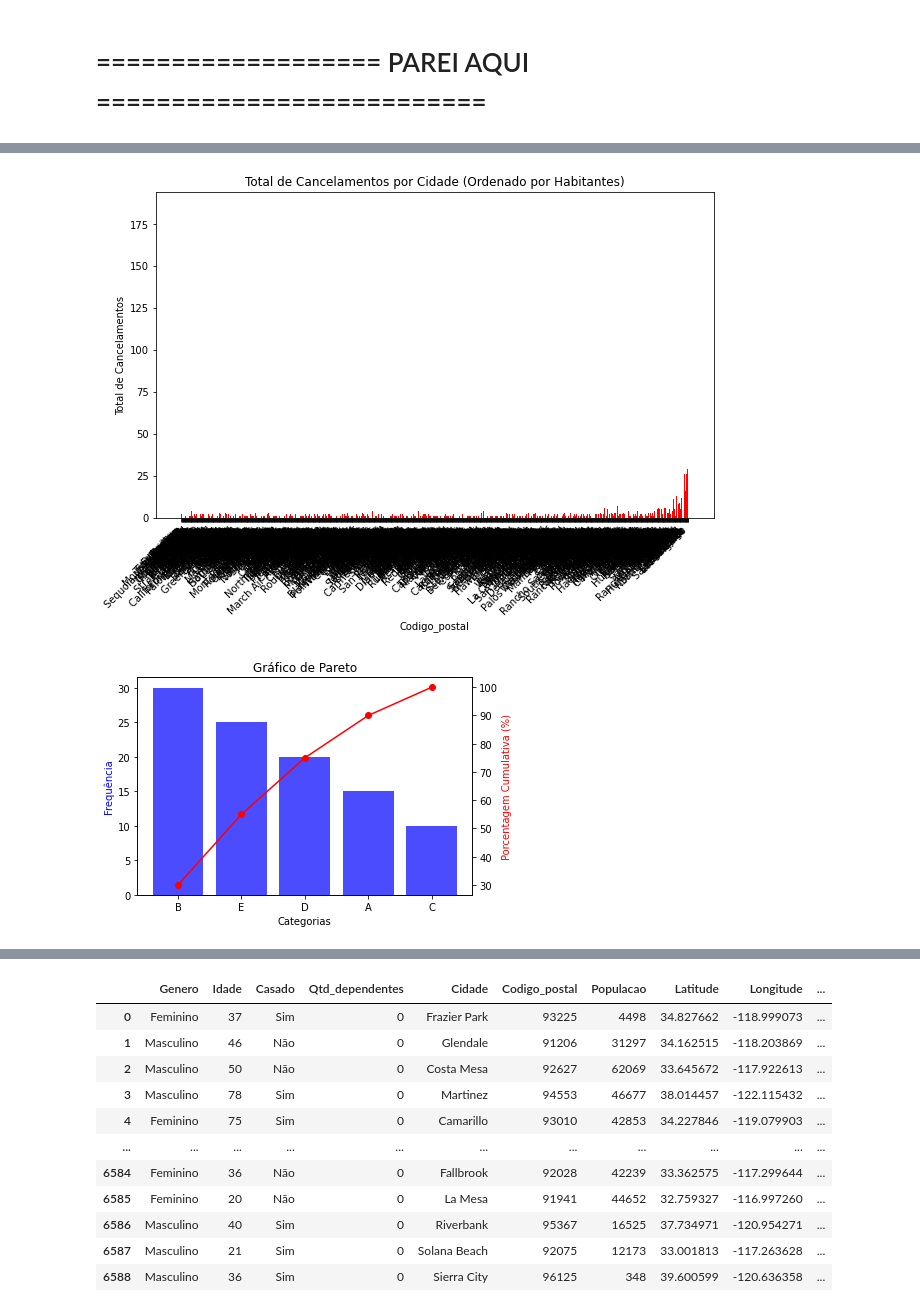
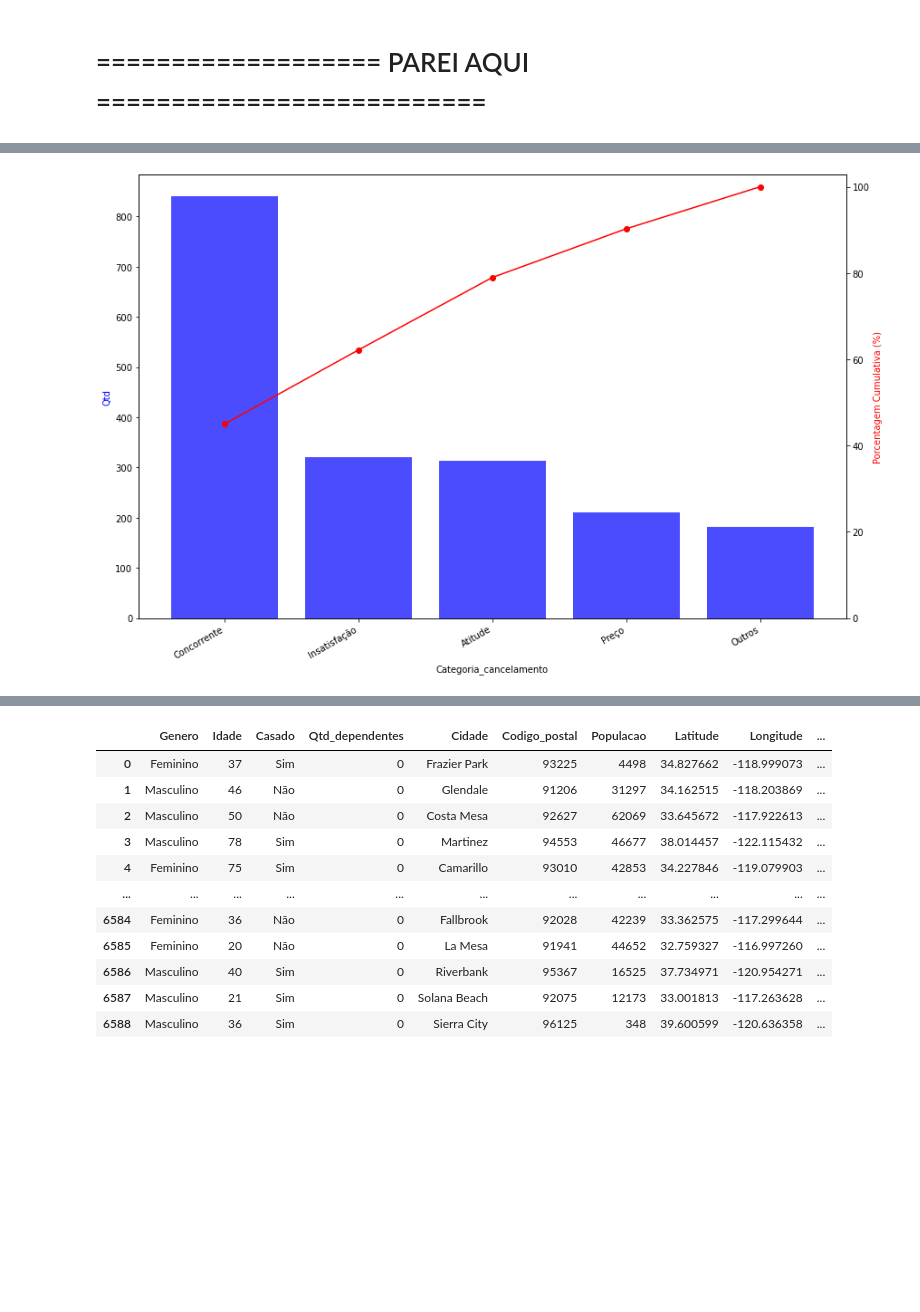
Before and after one commit to JuniorNS96/TCC, a Jupyter notebook: main.ipynb, the cells around one changed output, grey strips where cells are left out. Cells and saved outputs as stored; diff of their text form; code cells hidden in the pictures; blank space fills up the shorter version.

```diff
--- a/main.ipynb
+++ b/main.ipynb
@@ -1151,58 +1016,20 @@ plt.show()
-# %%
-dados = df.loc[0:,['Situacao_cliente','Cidade','Populacao']]
-dados['Cancelamento'] = dados['Situacao_cliente'].map({'Cancelou': 1, 'Permaneceu cliente': 0})
-
-dados_agrupados = dados.groupby('Cidade').agg({
-    'Populacao': 'sum',
-    'Cancelamento': 'sum'
-}).reset_index()
-
-
-# Ordenar por habitantes de forma decrescente
-dados_agrupados = dados_agrupados.sort_values(by='Populacao', ascending=True)
-
-# Criar o gráfico de barras
-plt.figure(figsize=(10, 6))
-plt.bar(dados_agrupados['Cidade'], dados_agrupados['Cancelamento'], color='red')
-plt.xlabel('Codigo_postal')
-plt.ylabel('Total de Cancelamentos')
-plt.title('Total de Cancelamentos por Cidade (Ordenado por Habitantes)')
-plt.xticks(rotation=45, ha='right')  # Rotacionar os rótulos do eixo x para melhor legibilidade
-plt.show()
-# %% [output]
-[figure, removed]
-# %%
-data = {'Categorias': ['A', 'B', 'C', 'D', 'E'],
-        'Frequencia': [15, 30, 10, 20, 25]}
-
-dfi = pd.DataFrame(data)
-
-# Ordene o DataFrame por frequência em ordem decrescente
-dfi = dfi.sort_values(by='Frequencia', ascending=False)
-
-# Calcule a porcentagem cumulativa
-dfi['Porcentagem Cumulativa'] = 100 * dfi['Frequencia'].cumsum() / dfi['Frequencia'].sum()
-
-# Crie o gráfico de Pareto
-fig, ax1 = plt.subplots()
-
-# Barras das frequências
-ax1.bar(dfi['Categorias'], dfi['Frequencia'], color='b', alpha=0.7)
-ax1.set_xlabel('Categorias')
-ax1.set_ylabel('Frequência', color='b')
-
-# Linha da porcentagem cumulativa
-ax2 = ax1.twinx()
-ax2.plot(dfi['Categorias'], dfi['Porcentagem Cumulativa'], color='r', marker='o')
-ax2.set_ylabel('Porcentagem Cumulativa (%)', color='r')
-
-# Defina um título
-plt.title('Gráfico de Pareto')
-
-# Rotacione os rótulos das categorias para melhor visualização
-plt.xticks(rotation=45)
-
-# Mostre o gráfico
-plt.show()
-# %% [output]
-[figure, removed]
+# %%
+df_default = df.loc[0:,['Ultima_oferta','Categoria_cancelamento','Motivo_cancelamento']]
+df_default = df_default[df_default['Categoria_cancelamento']!='Permaneceu cliente']
+df_default = pd.DataFrame(df_default.groupby(['Categoria_cancelamento'])['Ultima_oferta'].count().reset_index())
+df_default = df_default.rename(columns={'Ultima_oferta':'Qtd'},inplace=False)
+df_default = df_default.sort_values('Qtd',ascending=False)
+df_default = df_default.sort_values(by='Qtd', ascending=False)
+df_default['Porcentagem Cumulativa'] = 100 * df_default['Qtd'].cumsum() / df_default['Qtd'].sum()
+fig, ax1 = plt.subplots(figsize=(14, 9))
+plt.xticks(rotation=30,ha='right')
+ax1.bar(df_default['Categoria_cancelamento'], df_default['Qtd'], color='b', alpha=0.7)
+ax1.set_xlabel('Categoria_cancelamento')
+ax1.set_ylabel('Qtd', color='b')
+ax2 = ax1.twinx()
+ax2.plot(df_default['Categoria_cancelamento'], df_default['Porcentagem Cumulativa'], color='r', marker='o')
+ax2.set_ylabel('Porcentagem Cumulativa (%)', color='r')
+ax2.set_ylim(0)
+plt.show()
+# %% [output]
+[figure, added]
```
Also changed, not shown: parts of 12 cells of this notebook.
